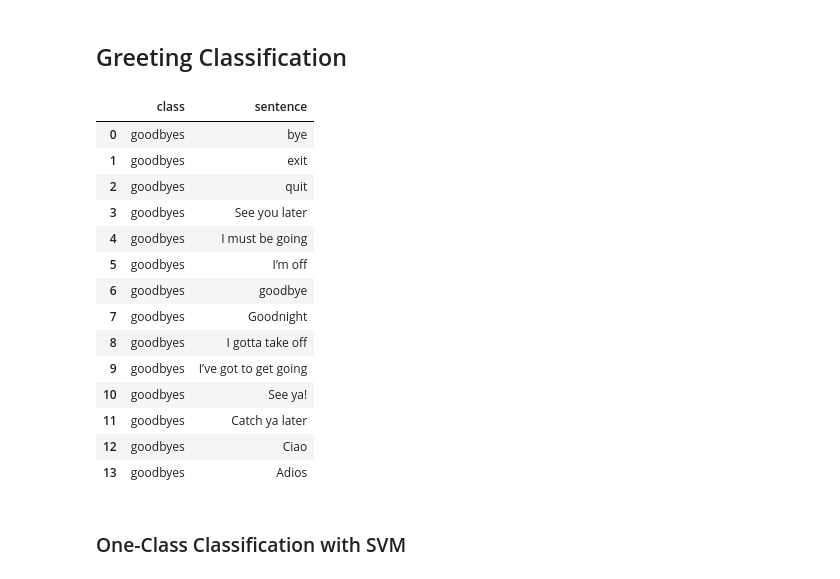
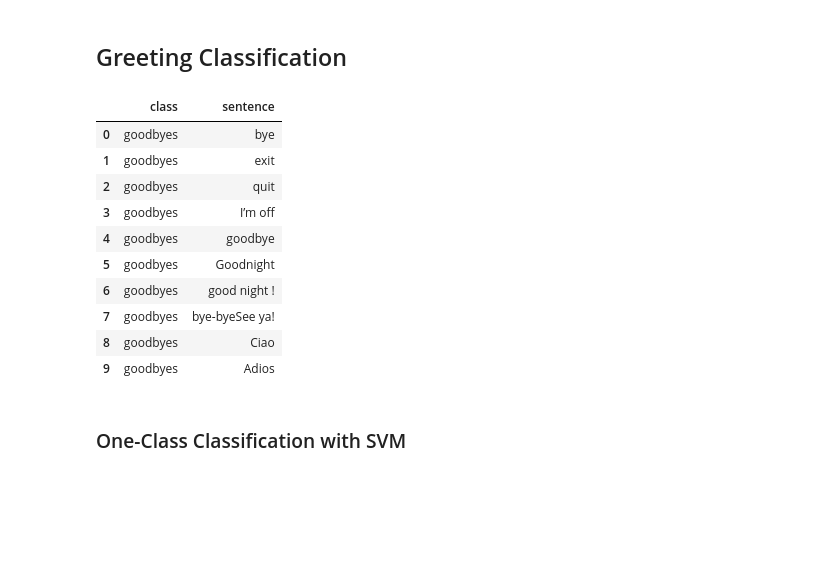
Before and after one commit to Teasotea/DialogSystem, a Jupyter notebook: ConversationalAI.ipynb, the cells around one changed output. Cells and saved outputs as stored; diff of their text form; code cells hidden in the pictures; blank space fills up the shorter version.

```diff
--- a/ConversationalAI.ipynb
+++ b/ConversationalAI.ipynb
@@ -42,39 +42,35 @@ import re
 # %%
 training_data_greet, training_data_bye = [], []
 greetings =list(dict.fromkeys(['hi', "hola", 'hey', 'hello','morning', 'evening', 'good day', 'good morning', 'greetings', 'howdy', 'welcome', 'bonjour',
              'buenas noches', 'buenos dias', 'salutation', 'salut', 'hail', 'salaam', 'aloha', 'good wishes',
              'aloha', 'yoo-hoo', 'yawp', 'It’s always a pleasure to see you.', 'oh', 'ave', 'yo', 'hi there',
              "hi", "hello", "hey", "helloo", "hellooo", "g morining", "gmorning", "good morning", "morning", "good day", "good afternoon", "good evening", "greetings", "greeting",
              "good to see you", "its good seeing you", "g’day", "howdy"]))
-goodbyes = list(dict.fromkeys(['bye', 'exit', 'quit', 'See you later', 'I must be going', 'I’m off',
-                               'goodbye', 'Goodnight','I gotta take off', 'I’ve got to get going',
-                               'See ya!', 'Catch ya later', 'Ciao', 'Adios' ]))
+goodbyes = list(dict.fromkeys(['bye', 'exit', 'quit', 'I’m off',
+                               'goodbye', 'Goodnight', 'good night !', 'bye-bye'
+                               'See ya!', 'Ciao', 'Adios']))
 
 for i in greetings:
   training_data_greet.append({"class":"greeting", "sentence":i})
 for i in goodbyes:
   training_data_bye.append({'class':'goodbyes', 'sentence': i})
 
 greet_df = pd.DataFrame(training_data_greet)
 bye_df = pd.DataFrame(training_data_bye)
 
 bye_df
 # %% [output]
 |  | class | sentence |
 | 0 | goodbyes | bye |
 | 1 | goodbyes | exit |
 | 2 | goodbyes | quit |
-| 3 | goodbyes | See you later |
-| 4 | goodbyes | I must be going |
-| 5 | goodbyes | I’m off |
-| 6 | goodbyes | goodbye |
-| 7 | goodbyes | Goodnight |
-| 8 | goodbyes | I gotta take off |
-| 9 | goodbyes | I’ve got to get going |
-| 10 | goodbyes | See ya! |
-| 11 | goodbyes | Catch ya later |
-| 12 | goodbyes | Ciao |
-| 13 | goodbyes | Adios |
+| 3 | goodbyes | I’m off |
+| 4 | goodbyes | goodbye |
+| 5 | goodbyes | Goodnight |
+| 6 | goodbyes | good night ! |
+| 7 | goodbyes | bye-byeSee ya! |
+| 8 | goodbyes | Ciao |
+| 9 | goodbyes | Adios |
 # %%
 greetings_test = ['hi, there!','psst, can you tell me, which algorithm would work best if I have imbalanced dataset?','What\'s your favourite music?','Hello? Somebody is here?', 'people often say welcome to guests','How many answers can you provide on this topic?',"hola, hola!", 'tell me about yourself','are you a bot','which movie would ypu suggest to watch this evening?', 'which laptop is the best for Data Science?', 'What about language generation task?','hey, bot:)', 'water']
 testy_greet = np.array([ 1, -1, -1, 1, -1, -1, 1, -1,  -1, -1, -1,  -1,  1, -1])
```
Also changed, not shown: parts of 20 cells of this notebook.
